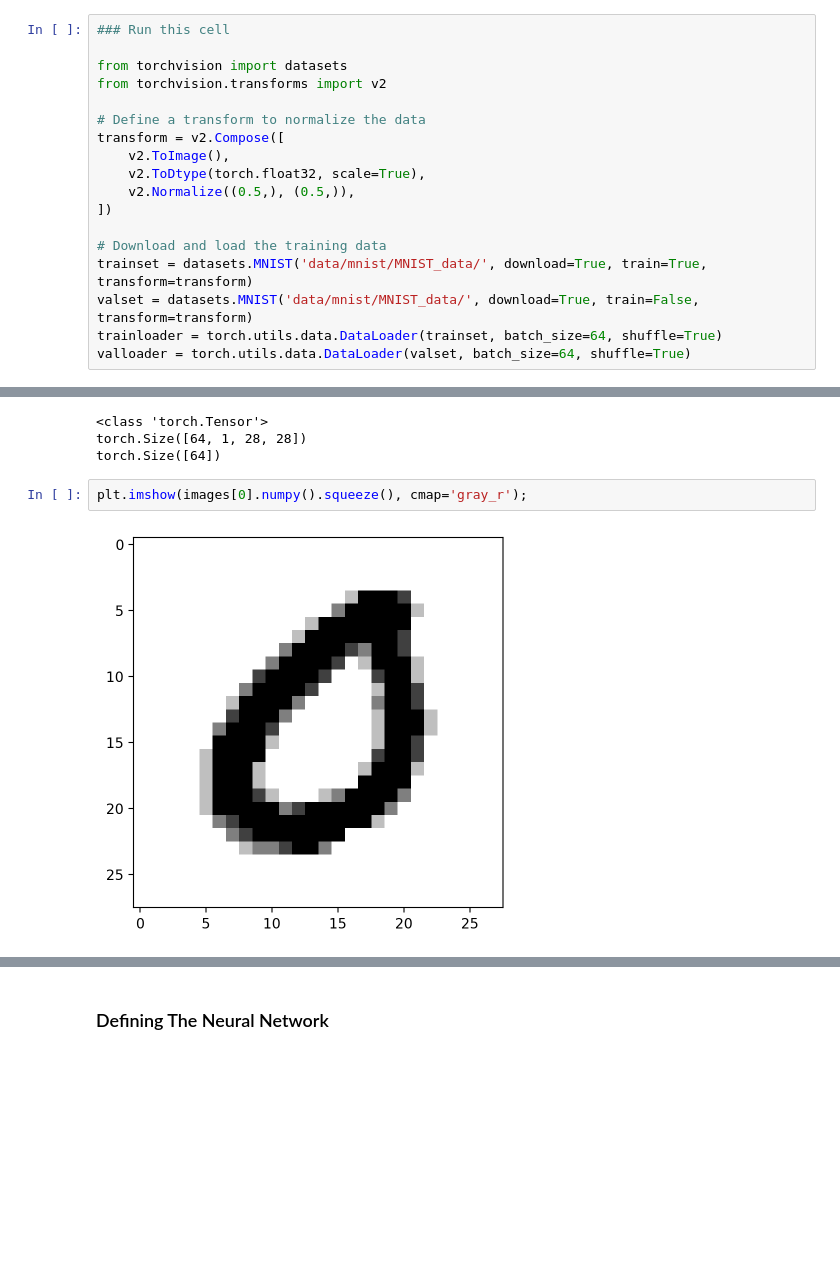
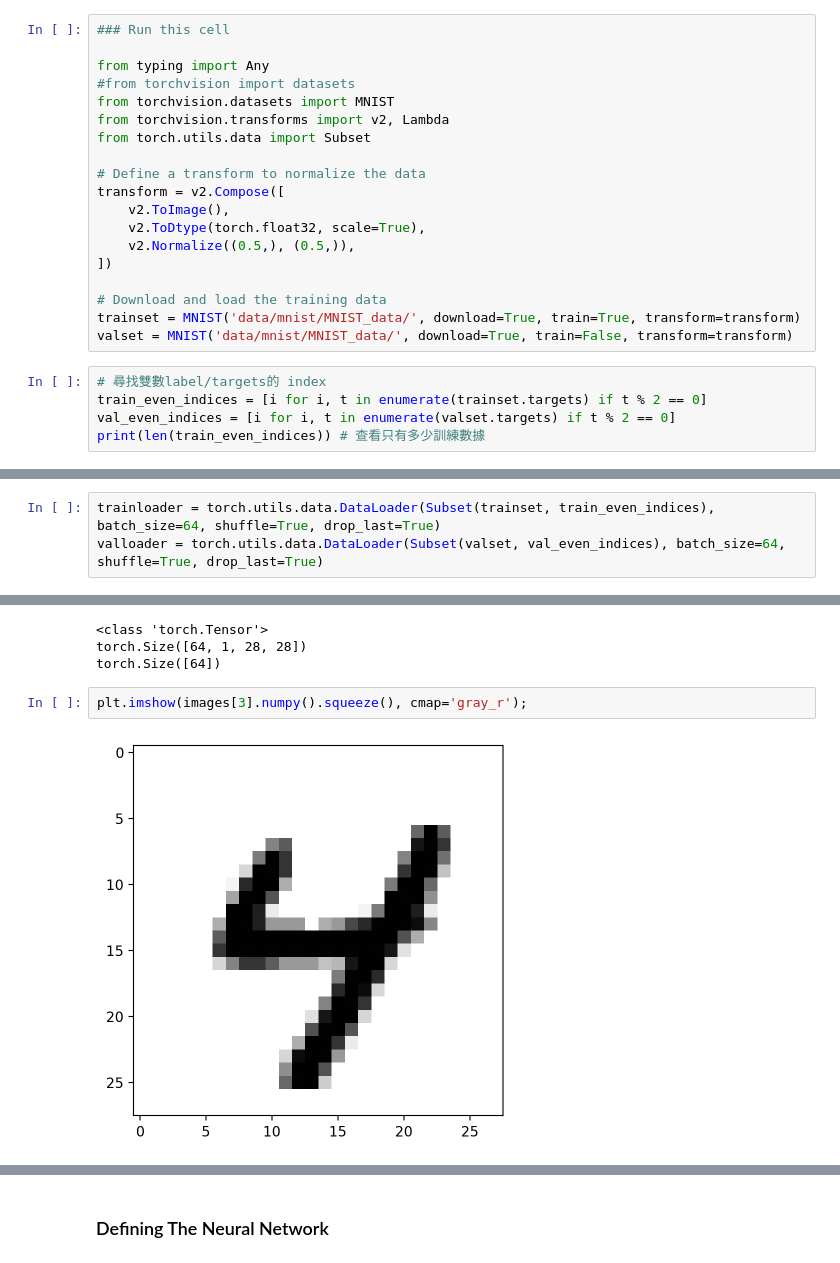
Before and after one commit to yuenwb/nn-lession01, a Jupyter notebook: handwritten_digit_recognition_CPU.ipynb, the cells around one changed output, grey strips where cells are left out. Drawn from its saved outputs; the diff is of its cells as text; blank space fills up the shorter version.

Commit message:
solution for even number

```diff
--- a/handwritten_digit_recognition_CPU.ipynb
+++ b/handwritten_digit_recognition_CPU.ipynb
@@ -34,8 +34,11 @@ import os
 # %%
 ### Run this cell
 
-from torchvision import datasets
-from torchvision.transforms import v2
+from typing import Any
+#from torchvision import datasets
+from torchvision.datasets import MNIST
+from torchvision.transforms import v2, Lambda
+from torch.utils.data import Subset
 
 # Define a transform to normalize the data
 transform = v2.Compose([
@@ -45,7 +48,10 @@ transform = v2.Compose([
 ])
 
 # Download and load the training data
-trainset = datasets.MNIST('data/mnist/MNIST_data/', download=True, train=True, transform=transform)
-valset = datasets.MNIST('data/mnist/MNIST_data/', download=True, train=False, transform=transform)
-trainloader = torch.utils.data.DataLoader(trainset, batch_size=64, shuffle=True)
-valloader = torch.utils.data.DataLoader(valset, batch_size=64, shuffle=True)
+trainset = MNIST('data/mnist/MNIST_data/', download=True, train=True, transform=transform)
+valset = MNIST('data/mnist/MNIST_data/', download=True, train=False, transform=transform)
+# %%
+# 尋找雙數label/targets的 index
+train_even_indices = [i for i, t in enumerate(trainset.targets) if t % 2 == 0]
+val_even_indices = [i for i, t in enumerate(valset.targets) if t % 2 == 0]
+print(len(train_even_indices)) # 查看只有多少訓練數據
@@ -52,3 +60,6 @@ valloader = torch.utils.data.DataLoader(valset, batch_size=64, shuffle=True)
+# %%
+trainloader = torch.utils.data.DataLoader(Subset(trainset, train_even_indices), batch_size=64, shuffle=True, drop_last=True)
+valloader = torch.utils.data.DataLoader(Subset(valset, val_even_indices), batch_size=64, shuffle=True, drop_last=True)
 # %% [markdown]
 ### Exploring The Data
 # %%
@@ -62,9 +73,9 @@ print(labels.shape)
 torch.Size([64, 1, 28, 28])
 torch.Size([64])
 # %%
-plt.imshow(images[0].numpy().squeeze(), cmap='gray_r');
+plt.imshow(images[3].numpy().squeeze(), cmap='gray_r');
 # %% [output]
-[figure, old version]
+[figure, new version]
 # %%
 figure = plt.figure()
 num_of_images = 64
```
Also changed, not shown: parts of 11 cells of this notebook.
